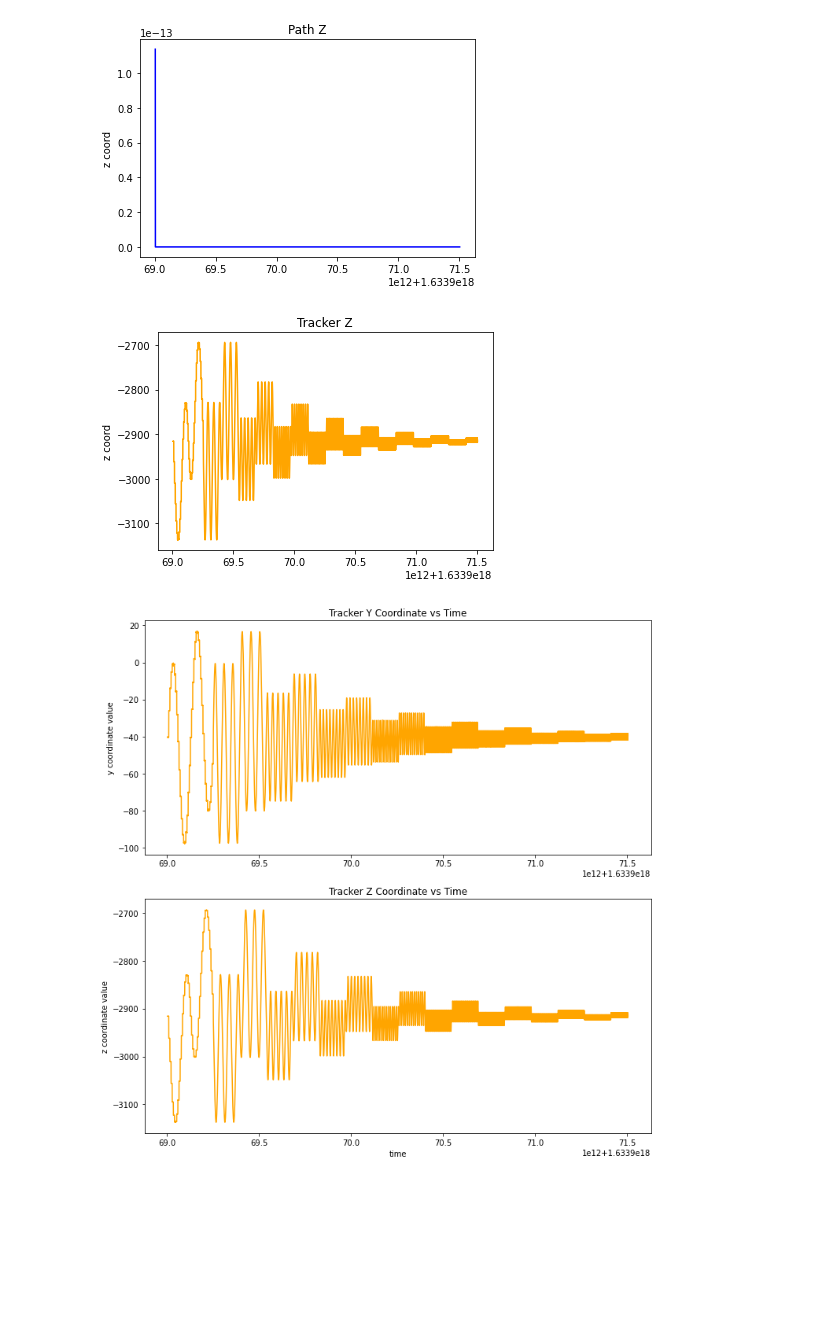
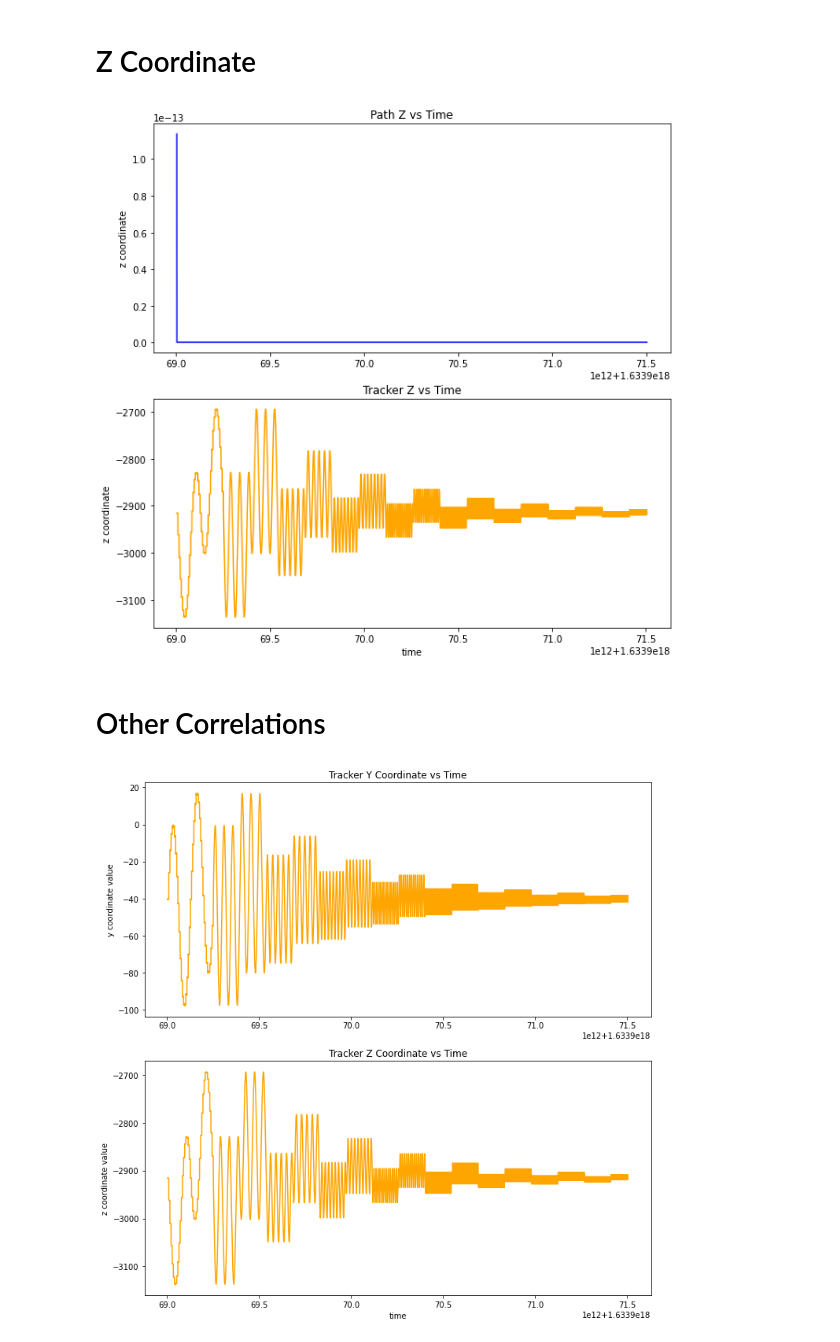
Before and after one commit to adamggibbs/path_analysis_soln, a Jupyter notebook: analysis.ipynb, the cells around one changed output. Cells and saved outputs as stored; diff of their text form; code cells hidden in the pictures; blank space fills up the shorter version.

```diff
--- a/analysis.ipynb
+++ b/analysis.ipynb
@@ -171,18 +243,25 @@ plt.show()
+# %% [markdown]
+# Z Coordinate
 # %%
-plt.plot(pth_t[:num_points], pth_z[:num_points], c='blue')
-plt.ylabel('z coord')
-plt.title("Path Z")
-plt.show()
+fig, ax = plt.subplots(2, 1, figsize=(10,10))
 
-plt.plot(trk_t[:trk_num_points], trk_z[:trk_num_points], c='orange')
-plt.ylabel('z coord')
-plt.title("Tracker Z")
+plt1 = ax[0]
+plt1.plot(pth_t[:num_points], pth_z[:num_points], c='blue')
+plt1.set_ylabel('z coordinate')
+plt1.set_title("Path Z vs Time")
+
+plt2 = ax[1]
+plt2.plot(trk_t[:trk_num_points], trk_z[:trk_num_points], c='orange')
+plt2.set_xlabel('time')
+plt2.set_ylabel('z coordinate')
+plt2.set_title("Tracker Z vs Time")
 plt.show()
 
 ## absolutely no correlation,, why does tracker have z coordinate?? perhaps this is necessary when robot is in motion?
 # %% [output]
-[figure, old version]
+[figure, new version]
-[figure, removed]
+# %% [markdown]
+# Other Correlations
 # %%
 figure, axes = plt.subplots(2,1, figsize=(10,10))
 
```
Also changed, not shown: parts of 27 cells of this notebook, 1 other file.
